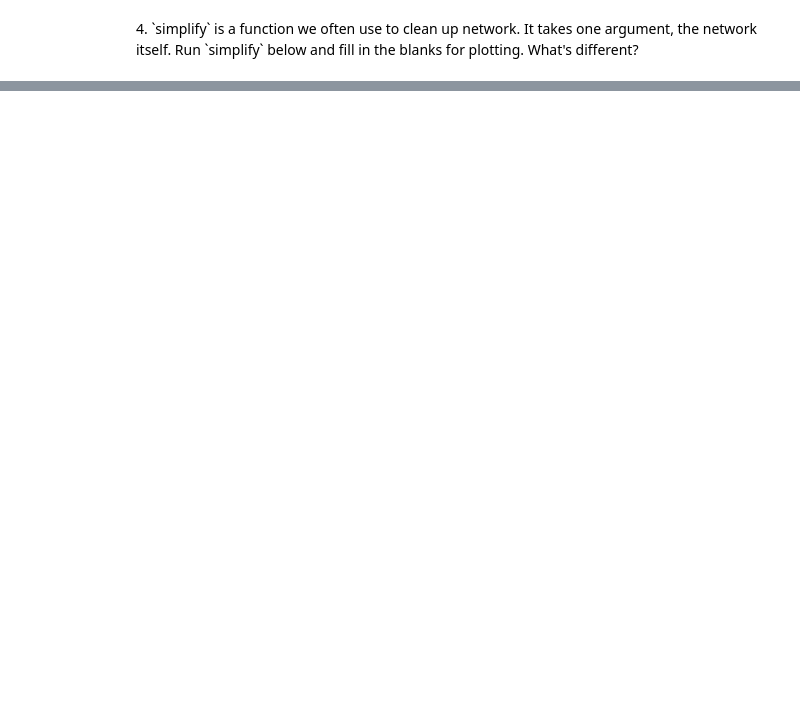
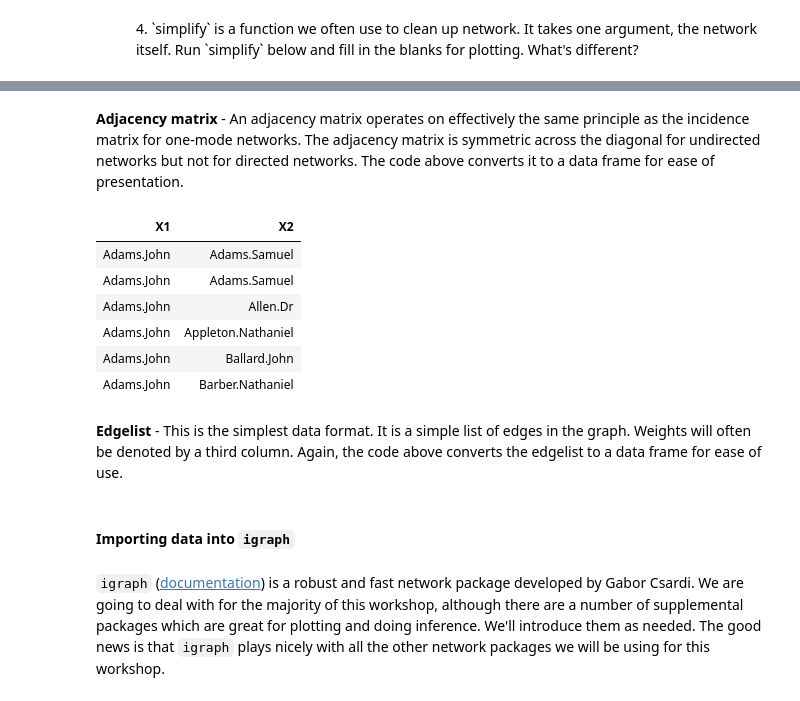
Before and after one commit to alexhanna/zurich-sna, a Jupyter notebook: Introduction to Social Network Analysis.ipynb, the cells around one changed output, grey strips where cells are left out. Saved outputs shown, nothing was run; the diff lists cells and outputs as text; code cells hidden in the pictures; blank space fills up the shorter version.

```diff
--- a/Introduction to Social Network Analysis.ipynb
+++ b/Introduction to Social Network Analysis.ipynb
@@ -235,0 +258,20 @@ plot(____,
+# %% [markdown]
+**Adjacency matrix** - An adjacency matrix operates on effectively the same principle as the incidence matrix for one-mode networks. The adjacency matrix is symmetric across the diagonal for undirected networks but not for directed networks. The code above converts it to a data frame for ease of presentation.
+# %%
+## edgelist
+revere.person.el <- data.frame(as.matrix(as_edgelist(revere.person.g)))
+head(revere.person.el)
+# %% [output]
+| X1 | X2 |
+| Adams.John | Adams.Samuel |
+| Adams.John | Adams.Samuel |
+| Adams.John | Allen.Dr |
+| Adams.John | Appleton.Nathaniel |
+| Adams.John | Ballard.John |
+| Adams.John | Barber.Nathaniel |
+# %% [markdown]
+**Edgelist** - This is the simplest data format. It is a simple list of edges in the graph. Weights will often be denoted by a third column. Again, the code above converts the edgelist to a data frame for ease of use.
+# %% [markdown]
+#### Importing data into `igraph`
+# %% [markdown]
+`igraph` ([documentation](http://igraph.org/r/doc/)) is a robust and fast network package developed by Gabor Csardi. We are going to deal with for the majority of this workshop, although there are a number of supplemental packages which are great for plotting and doing inference. We'll introduce them as needed. The good news is that `igraph` plays nicely with all the other network packages we will be using for this workshop.
```
Also changed, not shown: parts of 15 cells of this notebook.
